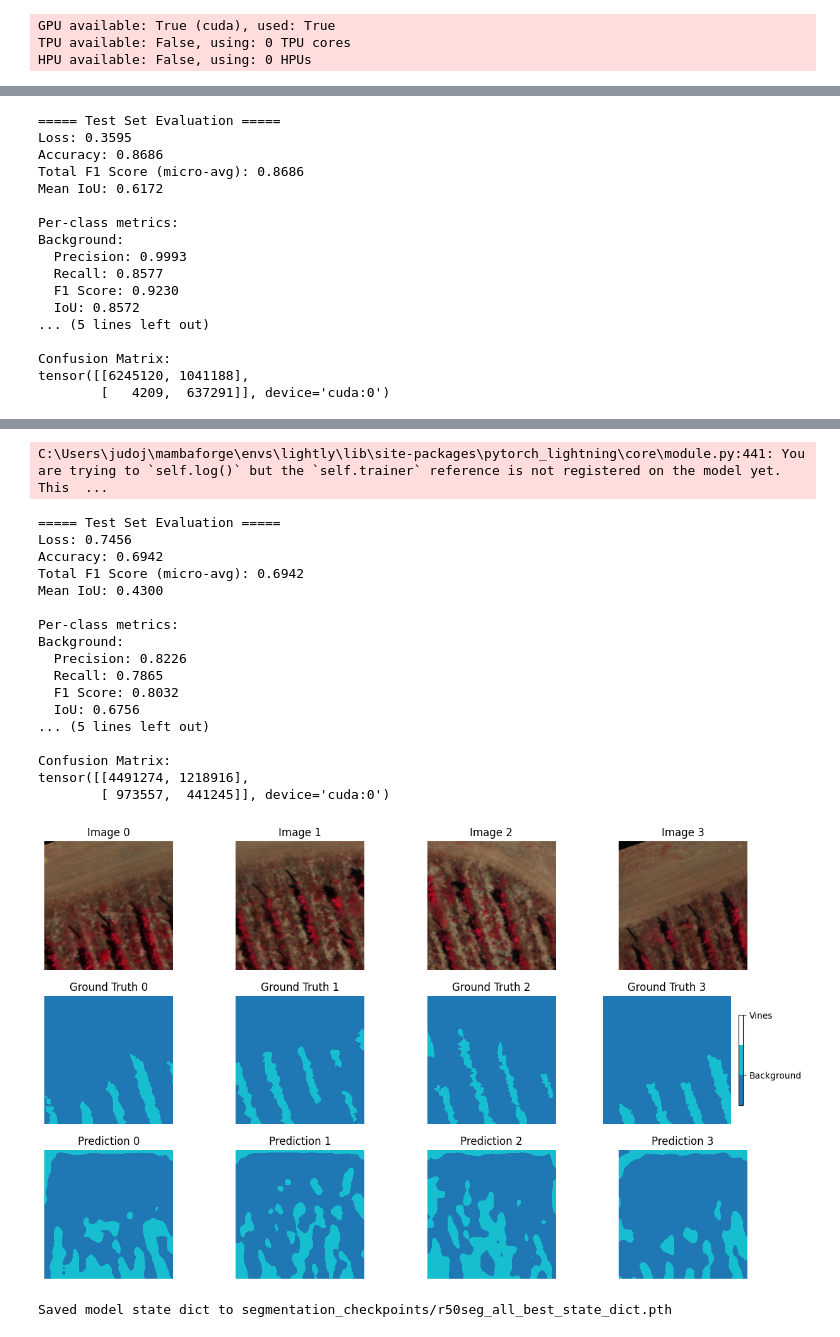
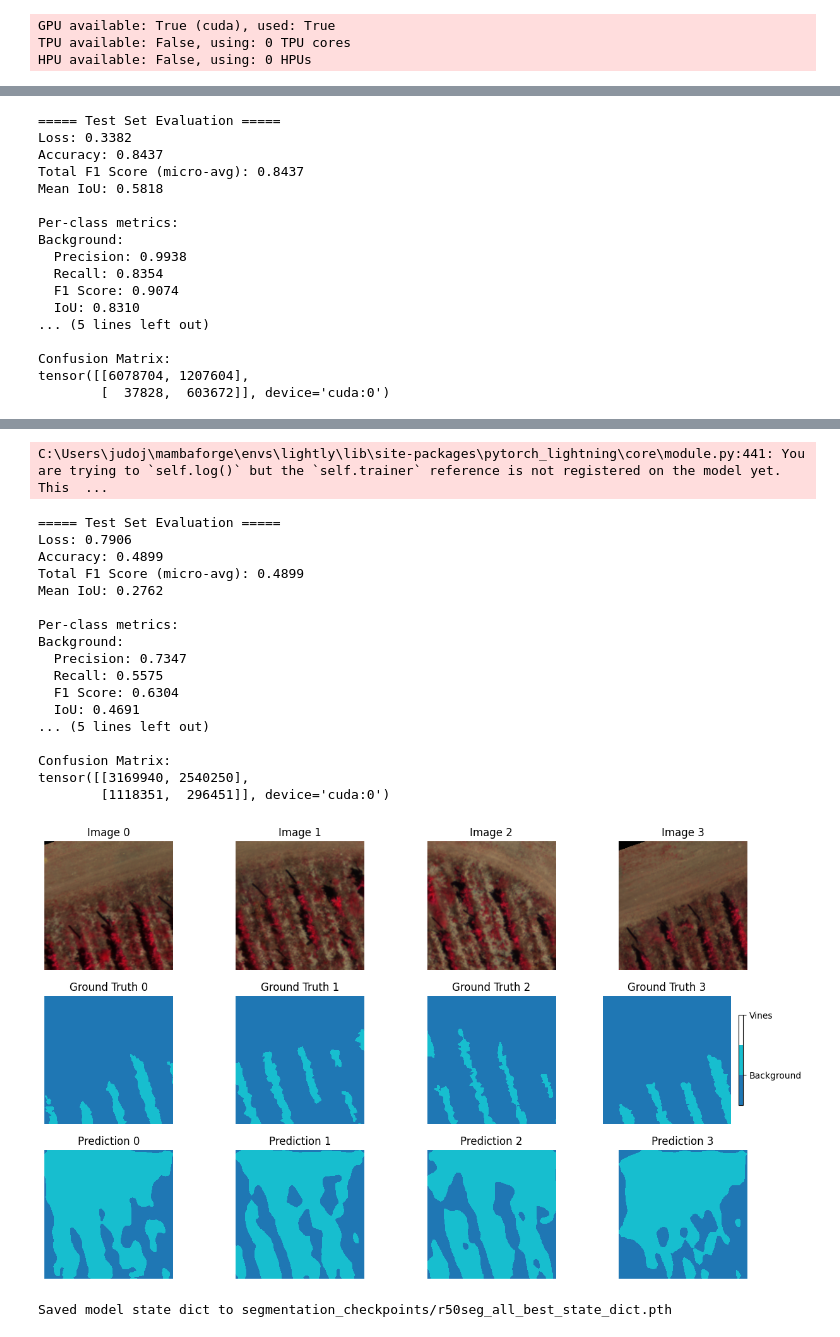
Before and after one commit to jurriandoornbos/multi_ssl, a Jupyter notebook: notebooks/c_da_retraining_r18_seghead.ipynb, the cells around one changed output, grey strips where cells are left out. Drawn from its saved outputs; the diff is of its cells as text; code cells hidden in the pictures.

```diff
--- a/notebooks/c_da_retraining_r18_seghead.ipynb
+++ b/notebooks/c_da_retraining_r18_seghead.ipynb
@@ -19,7 +19,7 @@ CONFIG = {
     "unlabeled_dir": ["../dataset/vineseg/imgs/train_qbaixo5","../dataset/vineseg/imgs/train_valdoeiro5",  ],  # Optional path or list of paths to unlabeled images
     "img_size": 224,
     "batch_size": 8,
-    "num_workers": 4,
+    "num_workers": 8,
 
     # Model parameters
     "pretrained_checkpoint": "../checkpoints_512_r18_view4_v2/last.ckpt",
@@ -32,7 +32,7 @@ CONFIG = {
     "epochs": 100,
     "lr": 3e-4,
     "weight_decay": 1e-4,
-    "consistency_weight": 1.0,
+    "consistency_weight": 1,
     "consistency_rampup": 20,  # Epochs for ramping up consistency weight
     "check_val_every_n_epoch": 5,  # Validate every N epochs
 
@@ -90,30 +90,34 @@ train_loader = DataLoader(
     shuffle=True,
     num_workers=CONFIG["num_workers"],
     pin_memory=True,
-    collate_fn = semi_supervised_collate_fn
+    collate_fn = semi_supervised_collate_fn,
+    persistent_workers = True
 )
 
 val_loader = DataLoader(
     val_dataset,
     batch_size=CONFIG["batch_size"],
     shuffle=False,
-    num_workers=CONFIG["num_workers"],
-    pin_memory=True
+    num_workers=0,
+    pin_memory=True,
+
 )
 
 test_loader_v = DataLoader(
     test_dataset_v,
     batch_size=CONFIG["batch_size"],
     shuffle=False,
-    num_workers=CONFIG["num_workers"],
-    pin_memory=True
+    num_workers=0,
+    pin_memory=True,
+
 )
 test_loader_q = DataLoader(
     test_dataset_q,
     batch_size=CONFIG["batch_size"],
     shuffle=False,
-    num_workers=CONFIG["num_workers"],
-    pin_memory=True
+    num_workers=0,
+    pin_memory=True,
+
 )
 # Print dataset sizes
 print(f"Train dataset size: {len(train_dataset)}")
@@ -151,11 +155,12 @@ model = DomainAdaptiveSegmentationModel(
         in_channels=CONFIG["in_channels"],
         num_classes=CONFIG["num_classes"],
         img_size=CONFIG["img_size"],
-        lr=CONFIG["lr"],
+        #lr=CONFIG["lr"],
         weight_decay=CONFIG["weight_decay"],
         consistency_weight=CONFIG["consistency_weight"],
         consistency_rampup=CONFIG["consistency_rampup"],
-        class_weights = CONFIG["class_weights"]
+        class_weights = CONFIG["class_weights"],
+        confidence_threshold = CONFIG["confidence_threshold"]
     )
 # %% [output]
 Detected feature dimensions: layer1=64, layer2=128, layer3=256, layer4=512
@@ -232,7 +236,7 @@ C:\Users\judoj\mambaforge\envs\lightly\lib\site-packages\pytorch_lightning\train
 # Load the best model
 device = "cuda"
 
-best_model_path = checkpoint_callback.last_model_path
+best_model_path = checkpoint_callback.best_model_path
 best_model = DomainAdaptiveSegmentationModel.load_from_checkpoint(best_model_path,
                                                     backbone_type = "resnet18")
 
@@ -298,18 +302,18 @@ tensor([[3396913,  188194],
 C:\Users\judoj\mambaforge\envs\lightly\lib\site-packages\pytorch_lightning\core\module.py:441: You are trying to `self.log()` but the `self.trainer` reference is not registered on the model yet. This  ...
 ===== Test Set Evaluation =====
-Loss: 0.3595
-Accuracy: 0.8686
-Total F1 Score (micro-avg): 0.8686
-Mean IoU: 0.6172
+Loss: 0.3382
+Accuracy: 0.8437
+Total F1 Score (micro-avg): 0.8437
+Mean IoU: 0.5818
 
 Per-class metrics:
 Background:
-  Precision: 0.9993
-  Recall: 0.8577
-  F1 Score: 0.9230
-  IoU: 0.8572
+  Precision: 0.9938
+  Recall: 0.8354
+  F1 Score: 0.9074
+  IoU: 0.8310
 ... (5 lines left out)
 
 Confusion Matrix:
-tensor([[6245120, 1041188],
-        [   4209,  637291]], device='cuda:0')
+tensor([[6078704, 1207604],
+        [  37828,  603672]], device='cuda:0')
@@ -317,22 +321,22 @@ tensor([[6245120, 1041188],
 C:\Users\judoj\mambaforge\envs\lightly\lib\site-packages\pytorch_lightning\core\module.py:441: You are trying to `self.log()` but the `self.trainer` reference is not registered on the model yet. This  ...
 ===== Test Set Evaluation =====
-Loss: 0.7456
-Accuracy: 0.6942
-Total F1 Score (micro-avg): 0.6942
-Mean IoU: 0.4300
+Loss: 0.7906
+Accuracy: 0.4899
+Total F1 Score (micro-avg): 0.4899
+Mean IoU: 0.2762
 
 Per-class metrics:
 Background:
-  Precision: 0.8226
-  Recall: 0.7865
-  F1 Score: 0.8032
-  IoU: 0.6756
+  Precision: 0.7347
+  Recall: 0.5575
+  F1 Score: 0.6304
+  IoU: 0.4691
 ... (5 lines left out)
 
 Confusion Matrix:
-tensor([[4491274, 1218916],
-        [ 973557,  441245]], device='cuda:0')
+tensor([[3169940, 2540250],
+        [1118351,  296451]], device='cuda:0')
-[figure, old version]
+[figure, new version]
 # %%
 # Save just the state dict for easier loading in production
 model_state_dict_path = "segmentation_checkpoints/r50seg_all_best_state_dict.pth"
```
Also changed, not shown: parts of 3 cells of this notebook, 7 other files.
